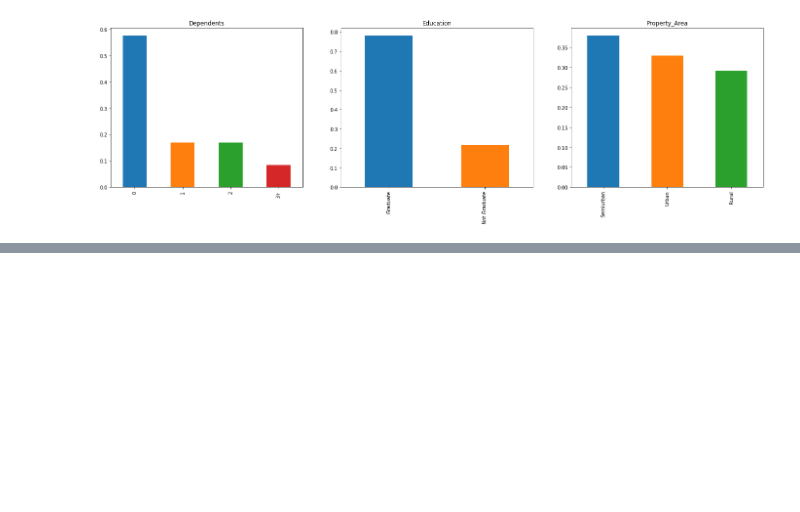
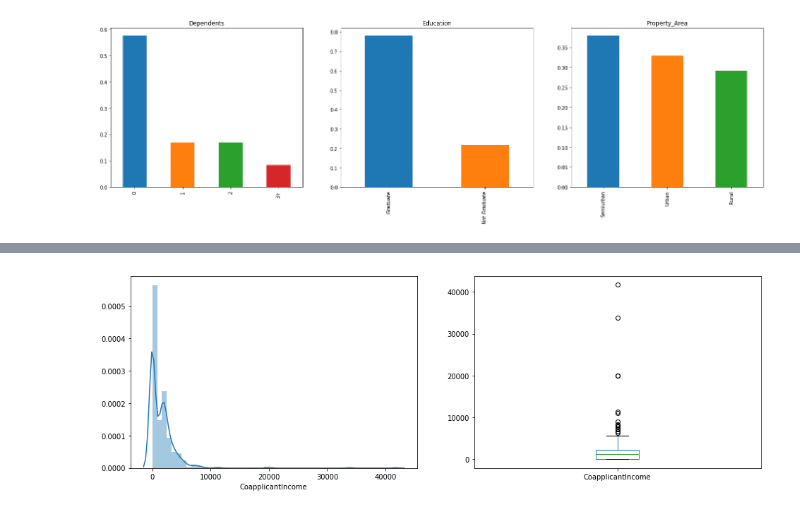
Before and after one commit to dweeblet/Loan_prediction, a Jupyter notebook: Loan Prediction.ipynb, the cells around one changed output, grey strips where cells are left out. Saved outputs shown, nothing was run; the diff lists cells and outputs as text; code cells hidden in the pictures; blank space fills up the shorter version.

```diff
--- a/Loan Prediction.ipynb
+++ b/Loan Prediction.ipynb
@@ -108,0 +126,9 @@ plt.show()
+# %%
+plt.figure(1)
+plt.subplot(121)
+sns.distplot(train['CoapplicantIncome']);
+plt.subplot(122)
+train['CoapplicantIncome'].plot.box(figsize=(16,5))
+plt.show()
+# %% [output]
+[figure, added]
```
Also changed, not shown: parts of 51 cells of this notebook.
